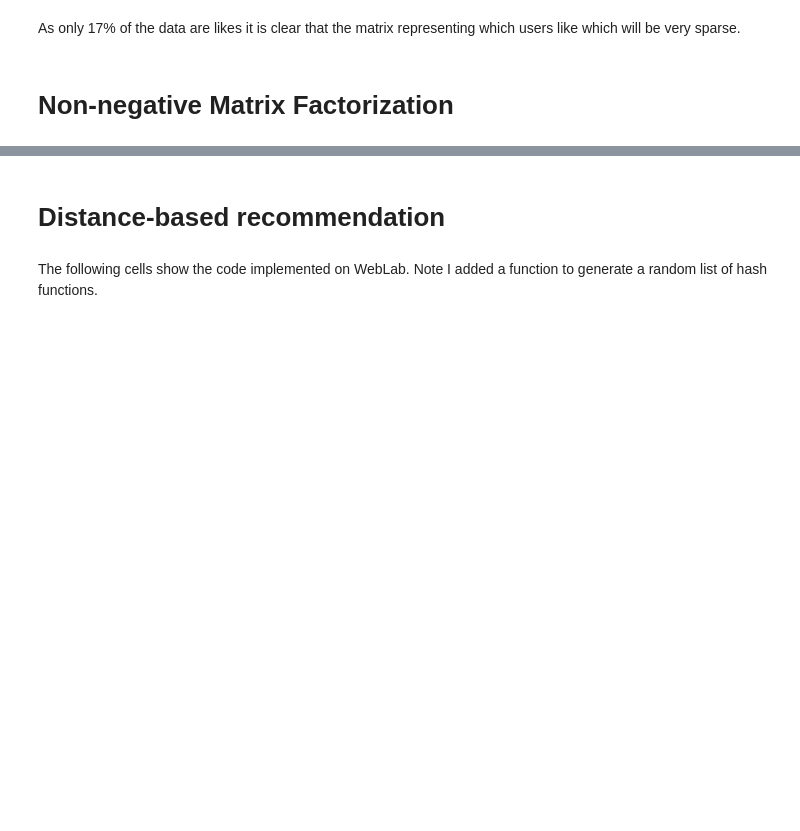
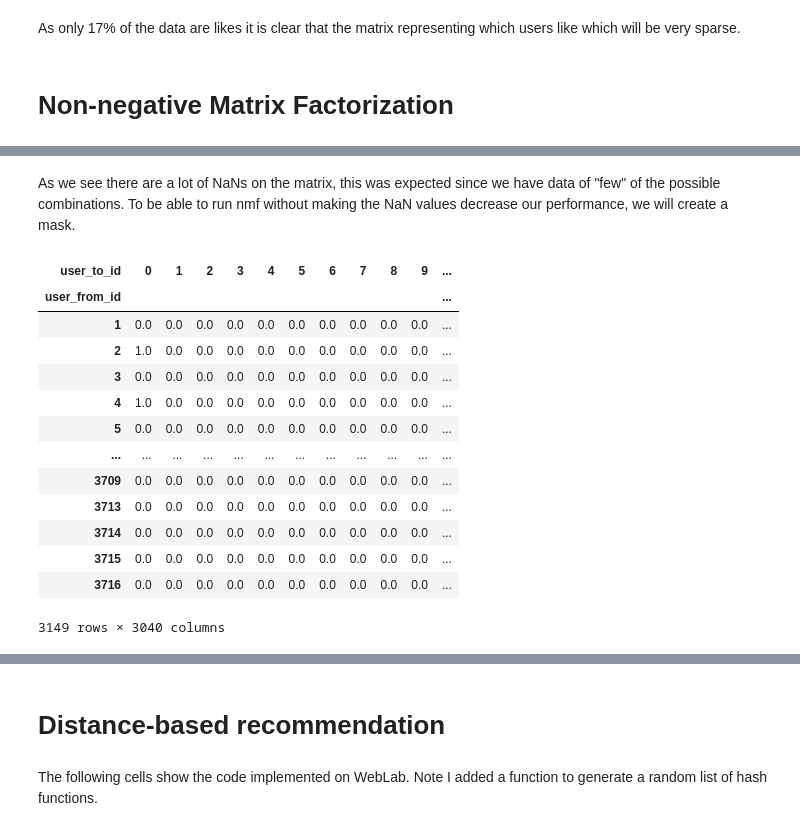
Before and after one commit to ignaciocunado/recommender-systems, a Jupyter notebook: recommender-systems.ipynb, the cells around one changed output, grey strips where cells are left out. Cells and saved outputs as stored; diff of their text form; code cells hidden in the pictures; blank space fills up the shorter version.

```diff
--- a/recommender-systems.ipynb
+++ b/recommender-systems.ipynb
@@ -83,0 +198,22 @@ As only 17% of the data are likes it is clear that the matrix representing which
+# %% [markdown]
+As we see there are a lot of NaNs on the matrix, this was expected since we have data of "few" of the possible combinations.
+To be able to run nmf without making the NaN values decrease our performance, we will create a mask.
+# %%
+mask = ~user_item_matrix.isna() # The ~ symbol is a negation symbol, so that we get false in NaN values and true in actual values
+mask_float = mask.astype(float)
+mask_float
+# %% [output]
+| user_to_id | 0 | 1 | 2 | 3 | 4 | 5 | 6 | 7 | 8 | 9 | ... |
+| user_from_id |  |  |  |  |  |  |  |  |  |  | ... |
+| 1 | 0.0 | 0.0 | 0.0 | 0.0 | 0.0 | 0.0 | 0.0 | 0.0 | 0.0 | 0.0 | ... |
+| 2 | 1.0 | 0.0 | 0.0 | 0.0 | 0.0 | 0.0 | 0.0 | 0.0 | 0.0 | 0.0 | ... |
+| 3 | 0.0 | 0.0 | 0.0 | 0.0 | 0.0 | 0.0 | 0.0 | 0.0 | 0.0 | 0.0 | ... |
+| 4 | 1.0 | 0.0 | 0.0 | 0.0 | 0.0 | 0.0 | 0.0 | 0.0 | 0.0 | 0.0 | ... |
+| 5 | 0.0 | 0.0 | 0.0 | 0.0 | 0.0 | 0.0 | 0.0 | 0.0 | 0.0 | 0.0 | ... |
+| ... | ... | ... | ... | ... | ... | ... | ... | ... | ... | ... | ... |
+| 3709 | 0.0 | 0.0 | 0.0 | 0.0 | 0.0 | 0.0 | 0.0 | 0.0 | 0.0 | 0.0 | ... |
+| 3713 | 0.0 | 0.0 | 0.0 | 0.0 | 0.0 | 0.0 | 0.0 | 0.0 | 0.0 | 0.0 | ... |
+| 3714 | 0.0 | 0.0 | 0.0 | 0.0 | 0.0 | 0.0 | 0.0 | 0.0 | 0.0 | 0.0 | ... |
+| 3715 | 0.0 | 0.0 | 0.0 | 0.0 | 0.0 | 0.0 | 0.0 | 0.0 | 0.0 | 0.0 | ... |
+| 3716 | 0.0 | 0.0 | 0.0 | 0.0 | 0.0 | 0.0 | 0.0 | 0.0 | 0.0 | 0.0 | ... |
+3149 rows × 3040 columns
```
Also changed, not shown: parts of 32 cells of this notebook.
